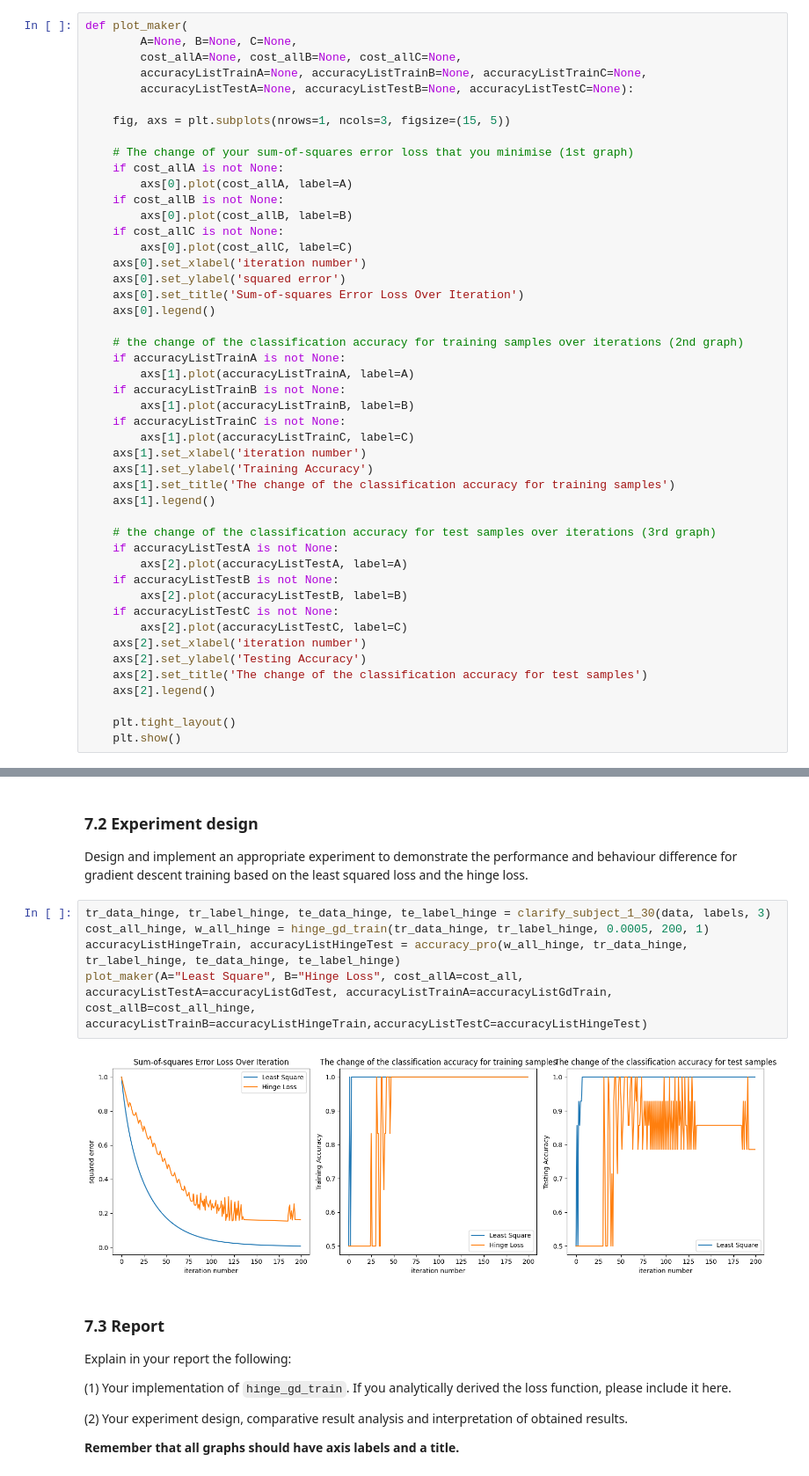
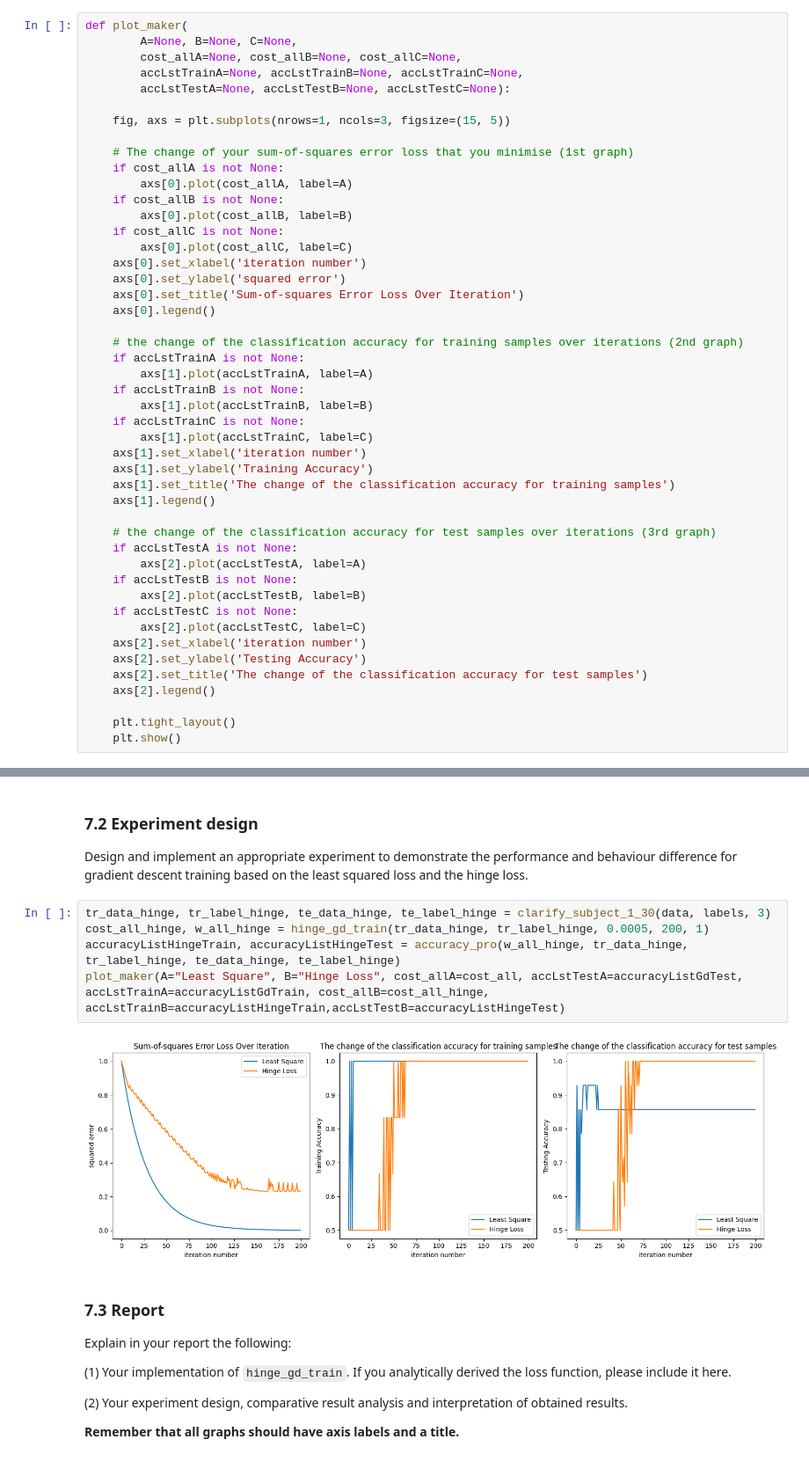
Before and after one commit to Ray7788/MachineLearning, a Jupyter notebook: Lab3_S/24112-Lab2-S-Practice2.ipynb, the cells around one changed output, grey strips where cells are left out. Shown at 88% size. Saved outputs shown, nothing was run; the diff lists cells and outputs as text.

```diff
--- a/Lab3_S/24112-Lab2-S-Practice2.ipynb
+++ b/Lab3_S/24112-Lab2-S-Practice2.ipynb
@@ -473,8 +477,8 @@ def accuracy_pro(w_all, tr_data, tr_label, te_data, te_label):
 def plot_maker(
         A=None, B=None, C=None,
         cost_allA=None, cost_allB=None, cost_allC=None,
-        accuracyListTrainA=None, accuracyListTrainB=None, accuracyListTrainC=None,
-        accuracyListTestA=None, accuracyListTestB=None, accuracyListTestC=None):
+        accLstTrainA=None, accLstTrainB=None, accLstTrainC=None,
+        accLstTestA=None, accLstTestB=None, accLstTestC=None):
 
     fig, axs = plt.subplots(nrows=1, ncols=3, figsize=(15, 5))
 
@@ -491,24 +495,24 @@ def plot_maker(
     axs[0].legend()
 
     # the change of the classification accuracy for training samples over iterations (2nd graph)
-    if accuracyListTrainA is not None:
-        axs[1].plot(accuracyListTrainA, label=A)
-    if accuracyListTrainB is not None:
-        axs[1].plot(accuracyListTrainB, label=B)
-    if accuracyListTrainC is not None:
-        axs[1].plot(accuracyListTrainC, label=C)
+    if accLstTrainA is not None:
+        axs[1].plot(accLstTrainA, label=A)
+    if accLstTrainB is not None:
+        axs[1].plot(accLstTrainB, label=B)
+    if accLstTrainC is not None:
+        axs[1].plot(accLstTrainC, label=C)
     axs[1].set_xlabel('iteration number')
     axs[1].set_ylabel('Training Accuracy')
     axs[1].set_title('The change of the classification accuracy for training samples')
     axs[1].legend()
 
     # the change of the classification accuracy for test samples over iterations (3rd graph)
-    if accuracyListTestA is not None:
-        axs[2].plot(accuracyListTestA, label=A)
-    if accuracyListTestB is not None:
-        axs[2].plot(accuracyListTestB, label=B)
-    if accuracyListTestC is not None:
-        axs[2].plot(accuracyListTestC, label=C)
+    if accLstTestA is not None:
+        axs[2].plot(accLstTestA, label=A)
+    if accLstTestB is not None:
+        axs[2].plot(accLstTestB, label=B)
+    if accLstTestC is not None:
+        axs[2].plot(accLstTestC, label=C)
     axs[2].set_xlabel('iteration number')
     axs[2].set_ylabel('Testing Accuracy')
     axs[2].set_title('The change of the classification accuracy for test samples')
@@ -708,10 +721,10 @@ Design and implement an appropriate experiment to demonstrate the performance an
 # %%
 tr_data_hinge, tr_label_hinge, te_data_hinge, te_label_hinge = clarify_subject_1_30(data, labels, 3)
 cost_all_hinge, w_all_hinge = hinge_gd_train(tr_data_hinge, tr_label_hinge, 0.0005, 200, 1)
 accuracyListHingeTrain, accuracyListHingeTest = accuracy_pro(w_all_hinge, tr_data_hinge, tr_label_hinge, te_data_hinge, te_label_hinge)
-plot_maker(A="Least Square", B="Hinge Loss", cost_allA=cost_all, accuracyListTestA=accuracyListGdTest, accuracyListTrainA=accuracyListGdTrain, cost_allB=cost_all_hinge, accuracyListTrainB=accuracyListHingeTrain,accuracyListTestC=accuracyListHingeTest)
+plot_maker(A="Least Square", B="Hinge Loss", cost_allA=cost_all, accLstTestA=accuracyListGdTest, accLstTrainA=accuracyListGdTrain, cost_allB=cost_all_hinge, accLstTrainB=accuracyListHingeTrain,accLstTestB=accuracyListHingeTest)
 # %% [output]
-[figure, old version]
+[figure, new version]
 # %% [markdown]
 ### 7.3 Report
 
```
Also changed, not shown: parts of 16 cells of this notebook.
